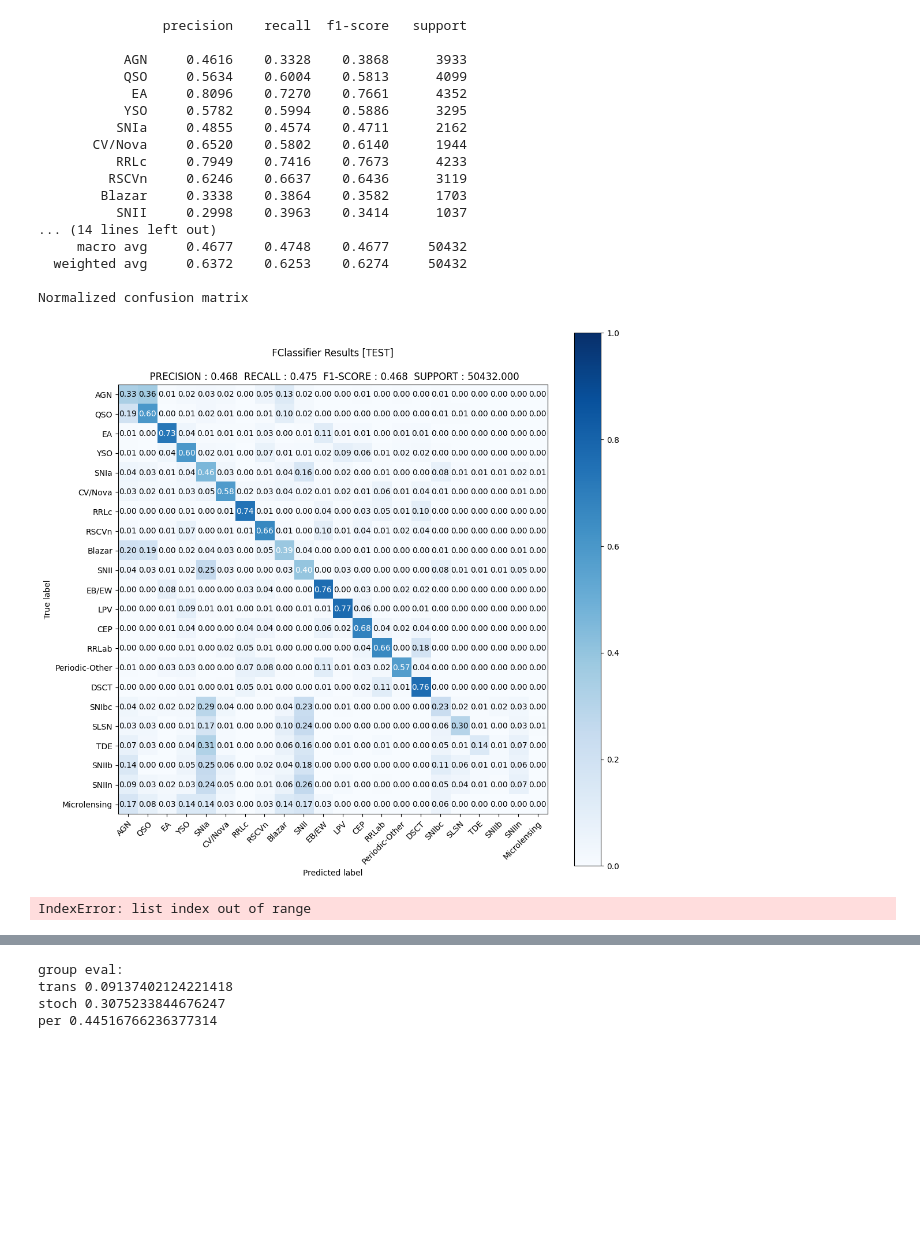
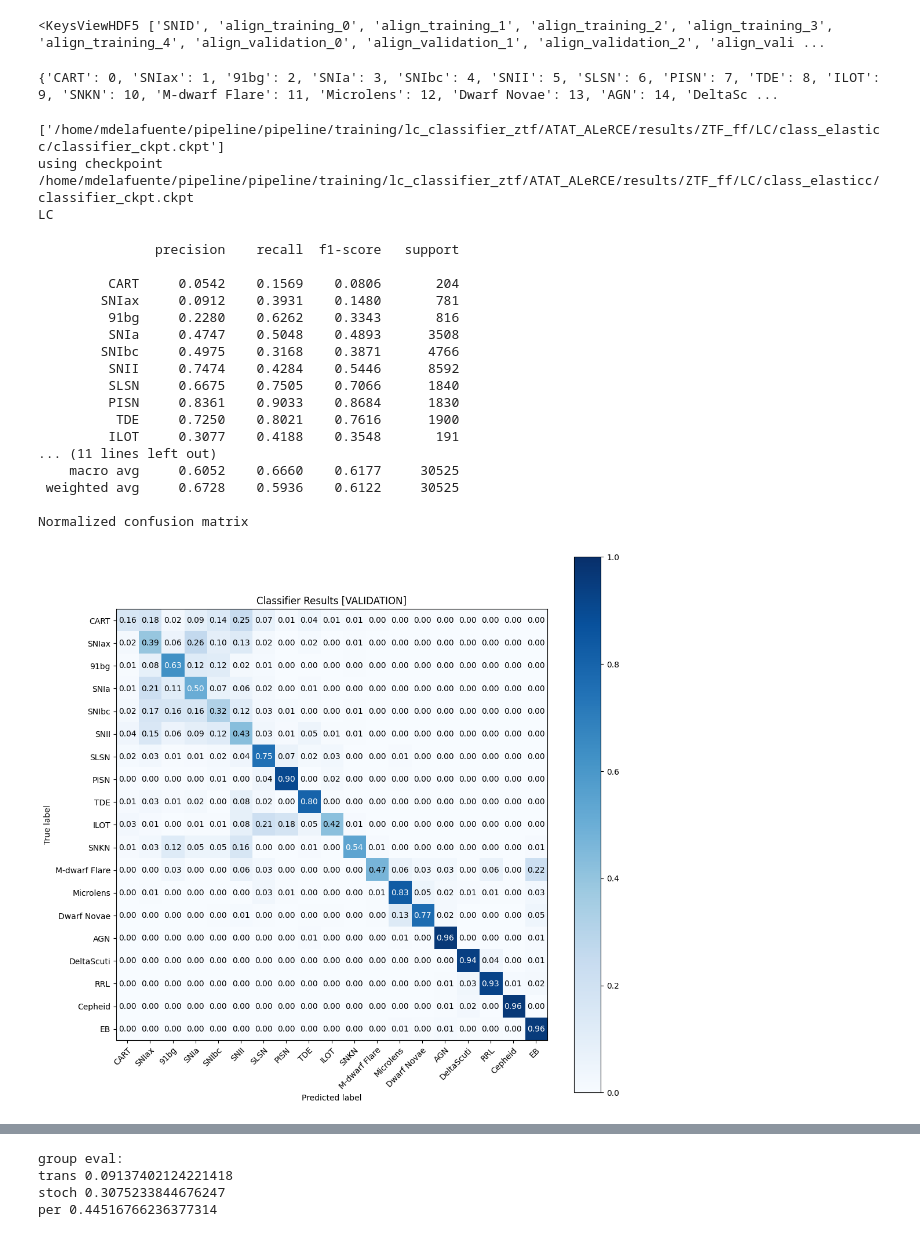
Before and after one commit to HexaPulsar/pipeline, a Jupyter notebook: pipeline/training/lc_classifier_ztf/ATAT_ALeRCE/LC_graphcompare.ipynb, the cells around one changed output, grey strips where cells are left out. Cells and saved outputs as stored; diff of their text form; code cells hidden in the pictures; blank space fills up the shorter version.

```diff
--- a/pipeline/training/lc_classifier_ztf/ATAT_ALeRCE/LC_graphcompare.ipynb
+++ b/pipeline/training/lc_classifier_ztf/ATAT_ALeRCE/LC_graphcompare.ipynb
@@ -140,25 +12,50 @@ path_2 = '/home/mdelafuente/pipeline/pipeline/training/lc_classifier_ztf/ATAT_AL
-# %%
-data_dict_1 = produce_report(path_1)
-# %% [output]
-                precision    recall  f1-score   support
-
-           AGN     0.4616    0.3328    0.3868      3933
-           QSO     0.5634    0.6004    0.5813      4099
-            EA     0.8096    0.7270    0.7661      4352
-           YSO     0.5782    0.5994    0.5886      3295
-          SNIa     0.4855    0.4574    0.4711      2162
-       CV/Nova     0.6520    0.5802    0.6140      1944
-          RRLc     0.7949    0.7416    0.7673      4233
-         RSCVn     0.6246    0.6637    0.6436      3119
-        Blazar     0.3338    0.3864    0.3582      1703
-          SNII     0.2998    0.3963    0.3414      1037
-... (14 lines left out)
-     macro avg     0.4677    0.4748    0.4677     50432
-  weighted avg     0.6372    0.6253    0.6274     50432
-
-Normalized confusion matrix
-[figure, removed]
-# %%
-data_dict_2 = produce_report(path_2)
-# %% [output]
-IndexError: list index out of range
+# %%
+import h5py
+with h5py.File('/home/mdelafuente/ORIGINAL/elasticc_dataset_update.h5','r') as f:
+    print(f.keys())
+# %% [output]
+<KeysViewHDF5 ['SNID', 'align_training_0', 'align_training_1', 'align_training_2', 'align_training_3', 'align_training_4', 'align_validation_0', 'align_validation_1', 'align_validation_2', 'align_vali ...
+# %%
+len(ELASTICC_TAXONOMY)
+print(ELASTICC_TAXONOMY())
+# %% [output]
+{'CART': 0, 'SNIax': 1, '91bg': 2, 'SNIa': 3, 'SNIbc': 4, 'SNII': 5, 'SLSN': 6, 'PISN': 7, 'TDE': 8, 'ILOT': 9, 'SNKN': 10, 'M-dwarf Flare': 11, 'Microlens': 12, 'Dwarf Novae': 13, 'AGN': 14, 'DeltaSc ...
+# %%
+test = ReportClassification(
+    path_to_training_dir='/home/mdelafuente/pipeline/pipeline/training/lc_classifier_ztf/ATAT_ALeRCE/results/ZTF_ff/LC/class_elasticc/',
+    #path_to_dataset= 'data/datasets/ZTF_ff/final/LC_MD_FEAT_240627_windows_200_12/dataset.h5',
+    path_to_dataset= '/home/mdelafuente/ORIGINAL/elasticc_dataset_update.h5',
+    model_class = LightCurveTransformer,
+    custom_parse_key_str= '',
+    model_type = 'lc',
+    taxonomy = ELASTICC_TAXONOMY,
+    device = 'cuda:2',
+    seed = 0,
+    figsize = (10,10),
+    batch_size=64,
+    umap_args={"n_neighbors": 15, "min_dist": 0.05, "metric": "euclidean"},
+    marker_size = 6)
+#test.classification_report()
+fig,test_cm_1 = test.classification_report('validation')
+# %% [output]
+['/home/mdelafuente/pipeline/pipeline/training/lc_classifier_ztf/ATAT_ALeRCE/results/ZTF_ff/LC/class_elasticc/classifier_ckpt.ckpt']
+using checkpoint /home/mdelafuente/pipeline/pipeline/training/lc_classifier_ztf/ATAT_ALeRCE/results/ZTF_ff/LC/class_elasticc/classifier_ckpt.ckpt
+LC
+               precision    recall  f1-score   support
+
+         CART     0.0542    0.1569    0.0806       204
+        SNIax     0.0912    0.3931    0.1480       781
+         91bg     0.2280    0.6262    0.3343       816
+         SNIa     0.4747    0.5048    0.4893      3508
+        SNIbc     0.4975    0.3168    0.3871      4766
+         SNII     0.7474    0.4284    0.5446      8592
+         SLSN     0.6675    0.7505    0.7066      1840
+         PISN     0.8361    0.9033    0.8684      1830
+          TDE     0.7250    0.8021    0.7616      1900
+         ILOT     0.3077    0.4188    0.3548       191
+... (11 lines left out)
+    macro avg     0.6052    0.6660    0.6177     30525
+ weighted avg     0.6728    0.5936    0.6122     30525
+
+Normalized confusion matrix
+[figure, added]
```
Also changed, not shown: parts of 6 cells of this notebook, 21 other files.
